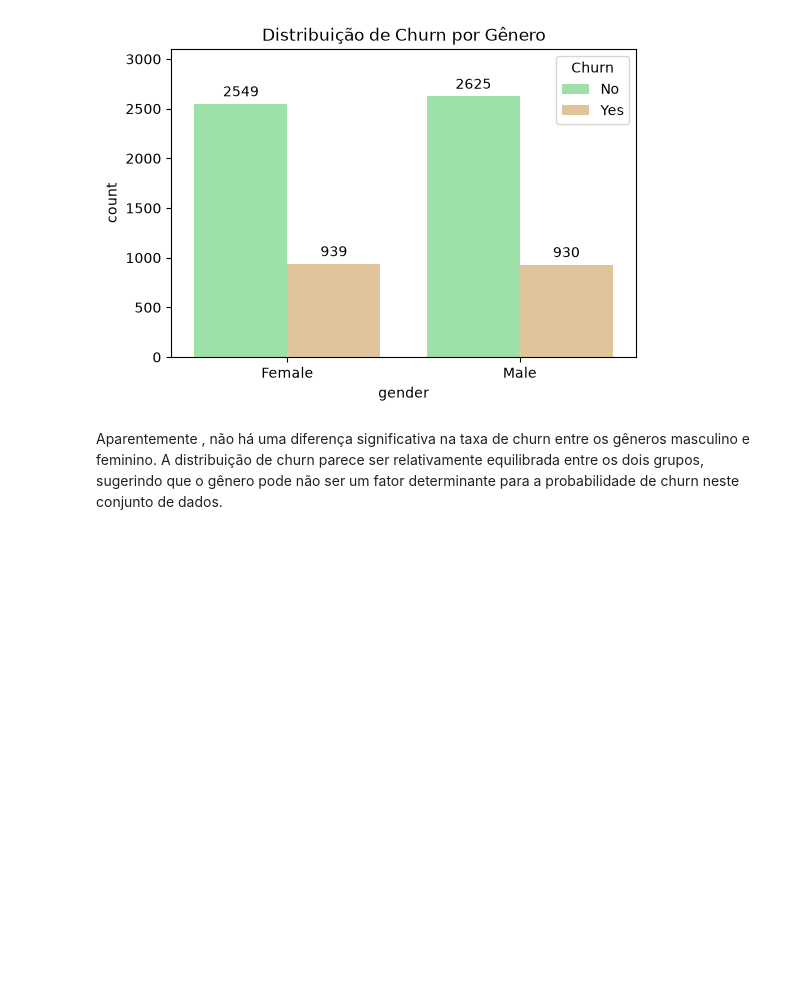
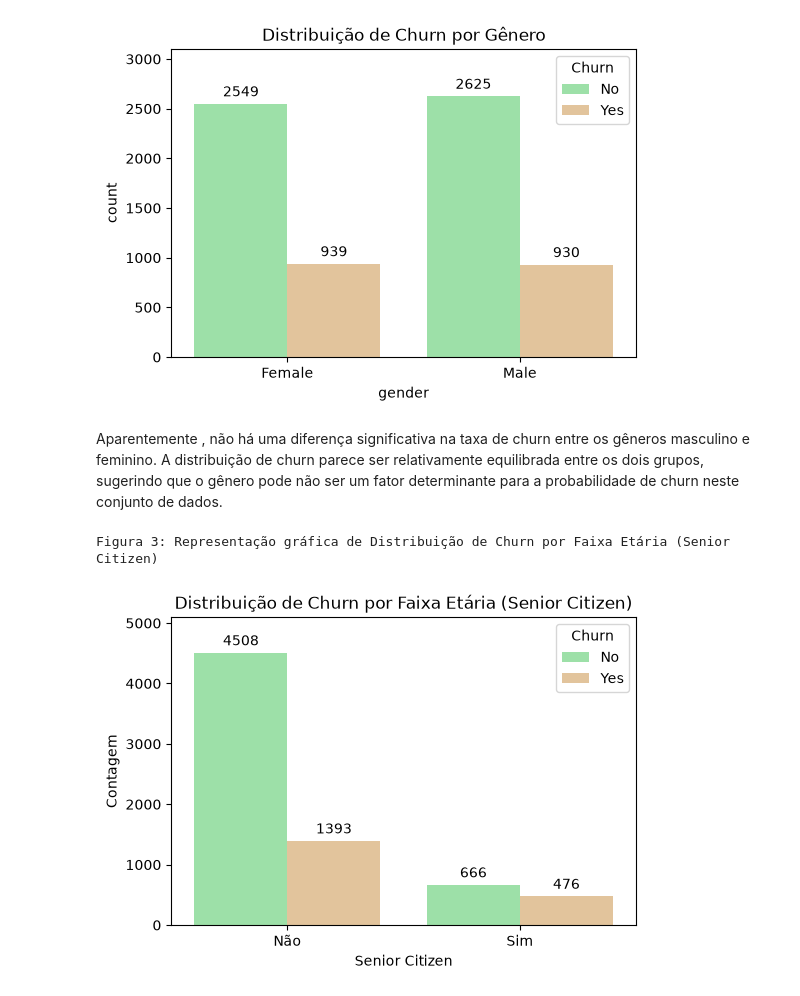
Before and after one commit to Kayzinnn/Analise-Churn, a Jupyter notebook: Costumer-churn.ipynb, the cells around one changed output. Drawn from its saved outputs; the diff is of its cells as text; code cells hidden in the pictures; blank space fills up the shorter version.

Commit message:
Corrige gráfico de churn por faixa etária (SeniorCitizen como categórico)

```diff
--- a/Costumer-churn.ipynb
+++ b/Costumer-churn.ipynb
@@ -118,7 +118,7 @@ df['TotalCharges'] = (
         df['TotalCharges']
         .median()
     )
-)
+)df.info()
 
 df.isnull().sum().sum()
 # %% [output]
@@ -217,3 +217,23 @@ Figura 2: Representação grafica de Distribuição de Churn por Gênero
 [figure]
 # %% [markdown]
 Aparentemente , não há uma diferença significativa na taxa de churn entre os gêneros masculino e feminino. A distribuição de churn parece ser relativamente equilibrada entre os dois grupos, sugerindo que o gênero pode não ser um fator determinante para a probabilidade de churn neste conjunto de dados.
+# %%
+# Grafico de churn por faixa etária
+
+df["SeniorCitizen_label"] = df["SeniorCitizen"].map({0: "Não", 1: "Sim"}) # Criar uma nova coluna "SeniorCitizen_label" no DataFrame df, mapeando os valores da coluna "SeniorCitizen" para rótulos legíveis.
+
+plt.figure(figsize=(6, 4))
+sns.countplot(data=df, x="SeniorCitizen_label", hue="Churn", palette={"No": "#92eba1", "Yes": "#eec590"})
+plt.title("Distribuição de Churn por Faixa Etária (Senior Citizen)")
+plt.xlabel("Senior Citizen")
+plt.ylabel("Contagem")
+print("Figura 3: Representação gráfica de Distribuição de Churn por Faixa Etária (Senior Citizen)")
+
+# Cria o rotulo de dados acima das barras para melhor visualização
+for container in plt.gca().containers:
+    plt.gca().bar_label(container, padding=3) # adiciona os valores acima das barras para melhor visualização
+    plt.ylim(0, 5100) # Maximo eixo y para melhor visualização dos valores
+plt.show()
+# %% [output]
+Figura 3: Representação gráfica de Distribuição de Churn por Faixa Etária (Senior Citizen)
+[figure, added]
```
Also changed, not shown: parts of 1 cell of this notebook.
